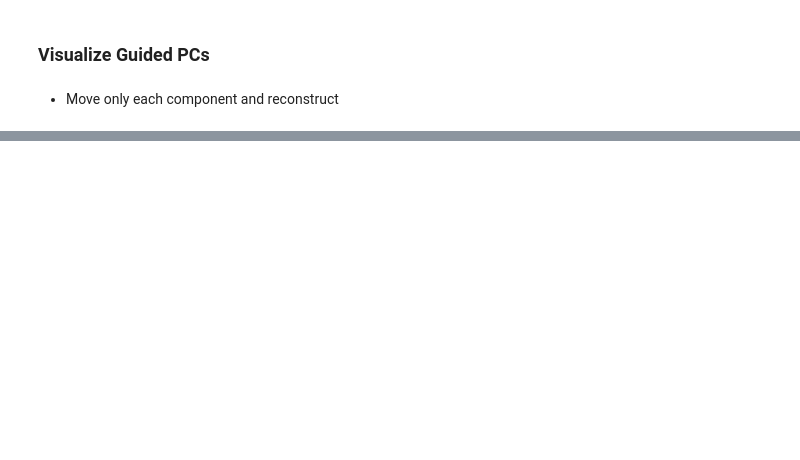
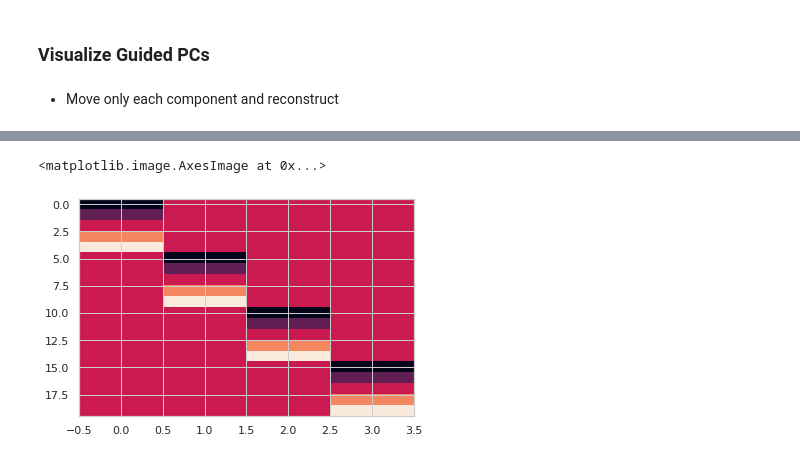
Before and after one commit to jaekookang/Articulatory-Data-Processor, a Jupyter notebook: 1-03_artic_analysis.ipynb, the cells around one changed output, grey strips where cells are left out. Cells and saved outputs as stored; diff of their text form; code cells hidden in the pictures; blank space fills up the shorter version.

```diff
--- a/1-03_artic_analysis.ipynb
+++ b/1-03_artic_analysis.ipynb
@@ -430,0 +569,37 @@ interactive(children=(Dropdown(description='which_spkr', options=('F01', 'F02',
+# %%
+# Prepare data
+lim = [-0.5, 0.5] # synthesis range
+npc = len(gpca_col)
+nsample = 5
+samples = np.linspace(lim[0], lim[1], nsample)
+data = np.zeros((nsample*npc, npc))
+data[nsample*0:nsample*1,0] = samples
+data[nsample*1:nsample*2,1] = samples
+data[nsample*2:nsample*3,2] = samples
+data[nsample*3:nsample*4,3] = samples
+
+Speaker = []
+PC_col = []
+SD_col = []
+artic_data = np.zeros((len(spkr_list)*npc*nsample, len(artic_col)))
+
+# Iterate over speakers
+for i, which_spkr in tqdm(enumerate(spkr_list), total=len(spkr_list)):
+    scaler = Scaler(which_spkr, Z)
+    gpca = GPC[which_spkr]['gpca']
+    pal = pal_all[which_spkr]
+    xdata = gpca.inverse_transform(data)
+    xdata = scaler.inverse_transform(xdata, 'artic')
+
+    Speaker += [which_spkr]*npc*nsample
+    PC_col += sorted(gpca_col*nsample)
+    SD_col += samples.tolist()*npc
+    artic_data[npc*nsample*i:npc*nsample*(i+1),:] = xdata
+
+PD = pd.DataFrame({
+    'Speaker':Speaker,
+    'PCA':PC_col,
+    'SD':SD_col,
+})
+PD[artic_col] = pd.DataFrame(artic_data)
+PD.head()
@@ -430,0 +613,5 @@ interactive(children=(Dropdown(description='which_spkr', options=('F01', 'F02',
+# %%
+plt.imshow(data, aspect='auto')
+# %% [output]
+<matplotlib.image.AxesImage at 0x...>
+[figure, added]
```
Also changed, not shown: parts of 20 cells of this notebook, 10 other files.
